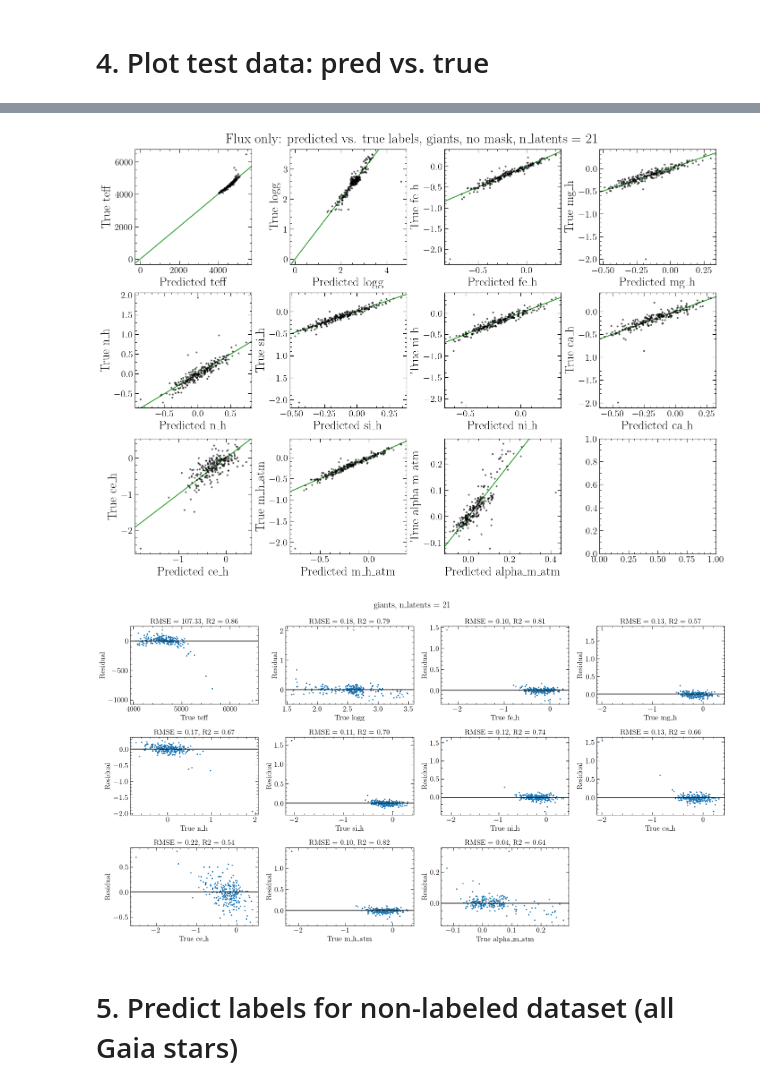
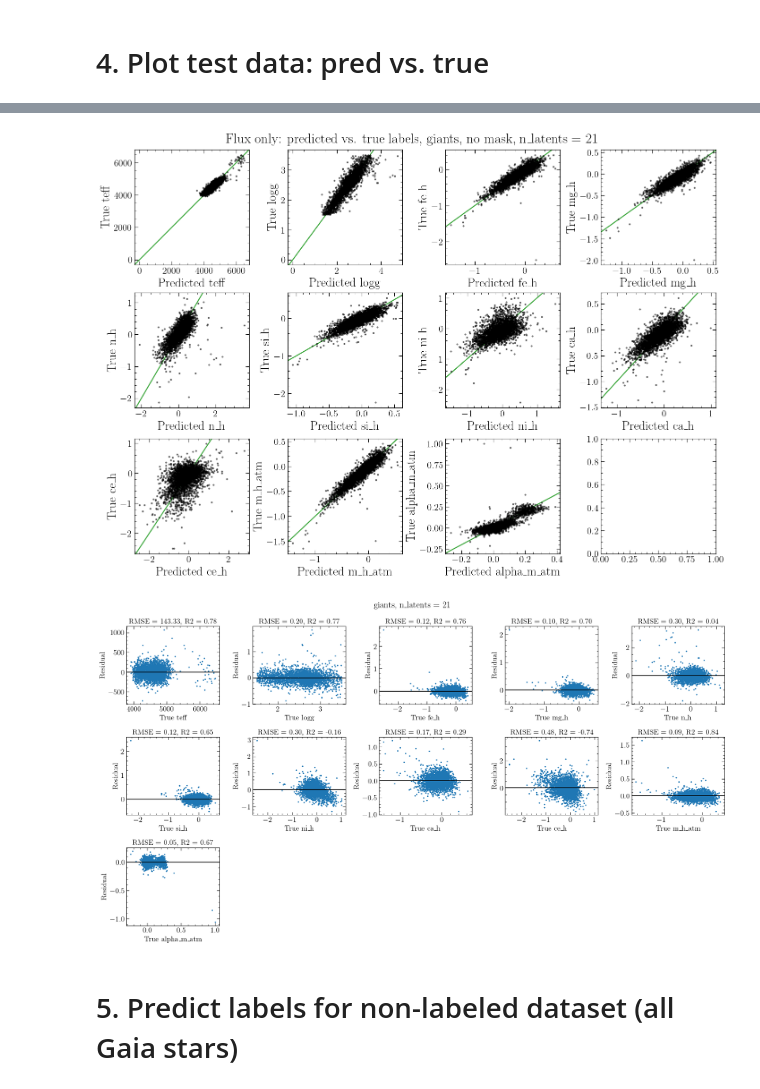
Before and after one commit to haniyehtajer/pollux, a Jupyter notebook: docs/Gaia_RVS_Abundances/fit_giants_notebook.ipynb, the cells around one changed output, grey strips where cells are left out. Saved outputs shown, nothing was run; the diff lists cells and outputs as text; code cells hidden in the pictures.

```diff
--- a/docs/Gaia_RVS_Abundances/fit_giants_notebook.ipynb
+++ b/docs/Gaia_RVS_Abundances/fit_giants_notebook.ipynb
@@ -46,7 +46,8 @@ df_stars = pd.read_pickle('data/training_set_giants.pkl')
 df_gaia_rvs = pd.read_pickle('data/test_set_KDTree_giants_rvs_fluxes.pkl')
 # %%
 n_all_stars = len(df_stars)
-n_stars = 500  # number of simulated stars to generate in the train and test sets
+#n_stars = 500  # number of simulated stars to generate in the train and test sets
+n_stars = n_all_stars
 labels = ['teff', 'logg', 'fe_h', 'mg_h', 'n_h', 'si_h', 'ni_h', 'ca_h', 'ce_h', 'm_h_atm', 'alpha_m_atm']
 n_labels = len(labels)  # number of labels to generate per star
 #n_latents = n_labels * 4  # size of the latent vector per star
@@ -64,7 +65,7 @@ B[:, 0] = B[:, 0] + 4 * np.exp(-0.5 * (np.arange(n_flux) - n_flux / 2) ** 2 / 5*
 B[:, 1] = B[:, 1] + 2 * np.exp(-0.5 * (np.arange(n_flux) - n_flux / 4) ** 2 / 3**2)
 # %%
 df_stars = df_stars[:n_stars]
-df_gaia_rvs = df_gaia_rvs[:500]
+#df_gaia_rvs = df_gaia_rvs[:500]
 print("len test set stars = ", len(df_stars))
 print("len all stars = ", len(df_gaia_rvs))
 # %% [output]
@@ -266,9 +267,16 @@ _ = fig.suptitle(f"Flux only: predicted vs. true labels, giants, no mask, n_late
 
 plt.show()
 # %% [output]
-[figure, old version]
+[figure, new version]
 # %%
+split_index = n_stars // 2
+test_source_ids = df_stars['source_id'].iloc[split_index:].values
+
 results = {}
+df_dict = {}
+
+# 2. Add the source_ids to your dictionary before the loop
+df_dict["source_id"] = test_source_ids
 
 for i, name in enumerate(labels):
     y_true = test_data_unprocessed["label"].data[:, i]
@@ -277,12 +285,15 @@ for i, name in enumerate(labels):
     res = y_pred - y_true
 
     results[name] = {
-        "y_true": y_true,
-        "y_pred": y_pred,
-        "residuals": res,
         "std_res": np.std(res),
         "RMSE": np.sqrt(np.mean(res**2)),
         "MAE": np.mean(np.abs(res)),
         "Bias": np.mean(res),
         "R2": 1 - np.sum(res**2) / np.sum((y_true - np.mean(y_true))**2),
     }
+
+    df_dict[f"{name}_true"] = y_true
+    df_dict[f"{name}_pred"] = y_pred
+    df_dict[f"{name}_residual"] = res
+
+per_star_df = pd.DataFrame(df_dict)
@@ -289,19 +304,25 @@ for i, name in enumerate(labels):
 # %%
-plt.figure(figsize=(18,10))
+plt.figure(figsize=(18, 10))
 
+# Changed to a 2x5 grid so all 10 labels fit perfectly with no empty subplots
 for i in range(len(labels)):
     name = labels[i]
-    plt.subplot(3,4,i+1)
-    plt.scatter(results[name]["y_true"], results[name]["residuals"], s = 3)
+    plt.subplot(3, 5, i + 1)
+
+    # Pulling the plotting data directly from your new per_star_df
+    plt.scatter(per_star_df[f"{name}_true"], per_star_df[f"{name}_residual"], s=3)
+
     plt.axhline(0, color="k")
     plt.xlabel(f"True {name}")
     plt.ylabel("Residual")
-    plt.title(f"RMSE = {results[name]["RMSE"]:.2f}, R2 = {results[name]["R2"]:.2f}")
+
+    # Switched to single quotes for dictionary keys inside the f-string to prevent syntax errors
+    plt.title(f"RMSE = {results[name]['RMSE']:.2f}, R2 = {results[name]['R2']:.2f}")
 
 plt.suptitle(f"giants, n_latents = {n_latents}")
 plt.tight_layout()
 # %% [output]
-[figure, old version]
+[figure, new version]
 # %% [markdown]
 # 5. Predict labels for non-labeled dataset (all Gaia stars)
 # %%
```
Also changed, not shown: parts of 7 cells of this notebook, 31 other files.
